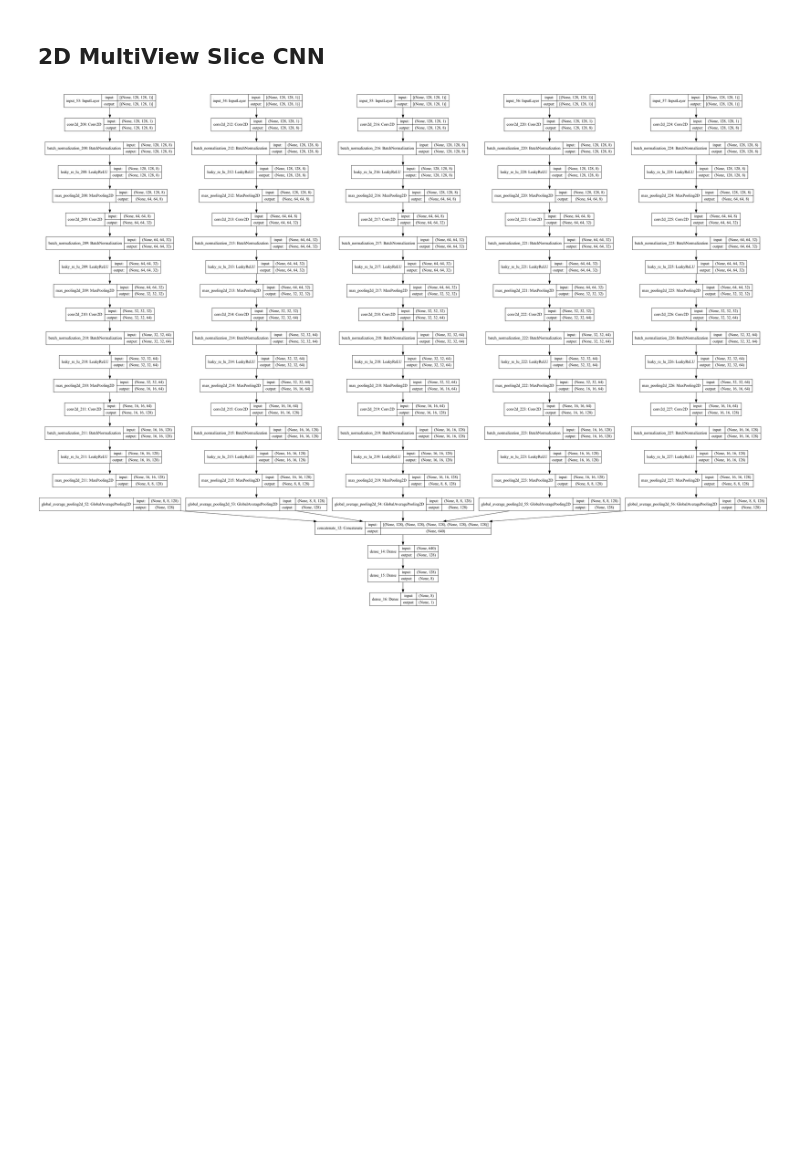
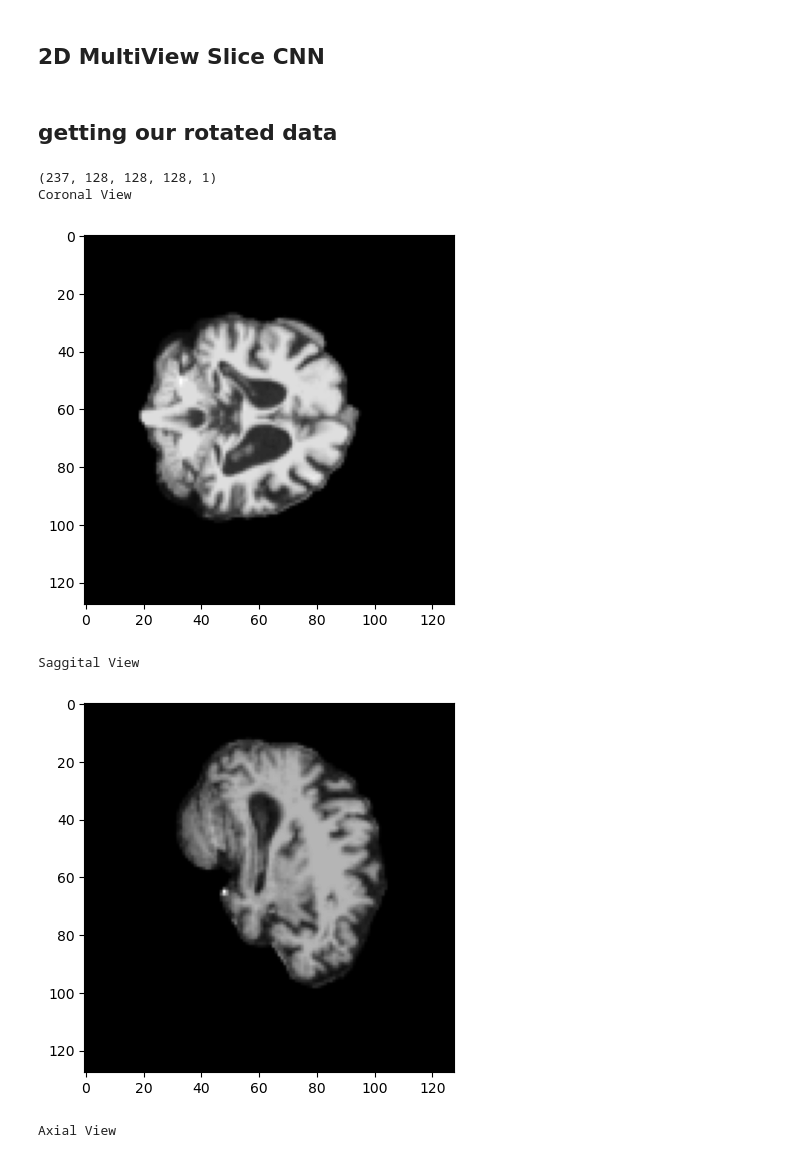
Before and after one commit to amsainju/ADNI2023, a Jupyter notebook: S3DCNN.ipynb, the cells around one changed output. Drawn from its saved outputs; the diff is of its cells as text; code cells hidden in the pictures; blank space fills up the shorter version.

Commit message:
📦  FEAT: add convnet, transformer, data rotation

```diff
--- a/S3DCNN.ipynb
+++ b/S3DCNN.ipynb
@@ -121,6 +110,19 @@ def test_preprocessing(volume, label):
 def validation_preprocessing(volume, label):
     """Process validation data by only adding a channel."""
     return volume, label
+
+
+
+def get_rotated_data(volume):
+
+    rotated_data = tf.Variable(volume)
+
+
+    sagittal_view = tf.transpose(rotated_data, perm=[0, 2, 3, 1, 4])
+    coronal_view = tf.transpose(rotated_data, perm=[0, 1, 3, 2, 4])
+    axial_view = tf.transpose(rotated_data, perm=[0, 1, 2, 3, 4])
+
+    return coronal_view, sagittal_view, axial_view
 # %%
 # Define data loaders.
 train_loader = tf.data.Dataset.from_tensor_slices((x_train, y_train))
@@ -290,8 +292,10 @@ def S2D_CNN_SLICE_SUB_NETWORK(vol_size):
 
     return model
 
-# lets make a function to create the Slice level sub-networks and then concatenate them
+# create netowork for a specific view
 def S2D_CNN_NETWORK(vol_size):
+
+
     num_slices = vol_size[0]
     slice_networks = []
     slice_inputs = []
@@ -301,8 +305,6 @@ def S2D_CNN_NETWORK(vol_size):
         slice_inputs.append(slice_network.inputs[0])
     layer = concatenate([slice_network.outputs[0] for slice_network in slice_networks])
     layer = Dense(128, activation='relu')(layer)
-    layer = Dense(8, activation='relu')(layer)
-    layer = Dense(1, activation='sigmoid')(layer)
     model = Model(inputs=slice_inputs, outputs=layer)
 
     return model
@@ -310,5 +312,31 @@ def S2D_CNN_NETWORK(vol_size):
 
 testModel = S2D_CNN_NETWORK((5,128,128,1))
 keras.utils.plot_model(testModel, show_shapes=True)
-# %% [output]
-[figure, removed]
+# %% [markdown]
+## getting our rotated data
+# %%
+import matplotlib.pyplot as plt
+#coronal saggital axial
+
+coronal_train, saggital_train, axial_train = get_rotated_data(x_train)
+print(coronal_train.shape)
+
+print("Coronal View")
+plt.imshow(coronal_train[3,:, :,50],cmap='gray')
+plt.show()
+
+
+print("Saggital View")
+plt.imshow(saggital_train[0,:, :,80],cmap='gray')
+plt.show()
+
+print("Axial View")
+plt.imshow(axial_train[0,:, :,80],cmap='gray')
+plt.show()
+# %% [output]
+(237, 128, 128, 128, 1)
+Coronal View
+[figure, added]
+Saggital View
+[figure, added]
+Axial View
```
Also changed, not shown: parts of 10 cells of this notebook.
